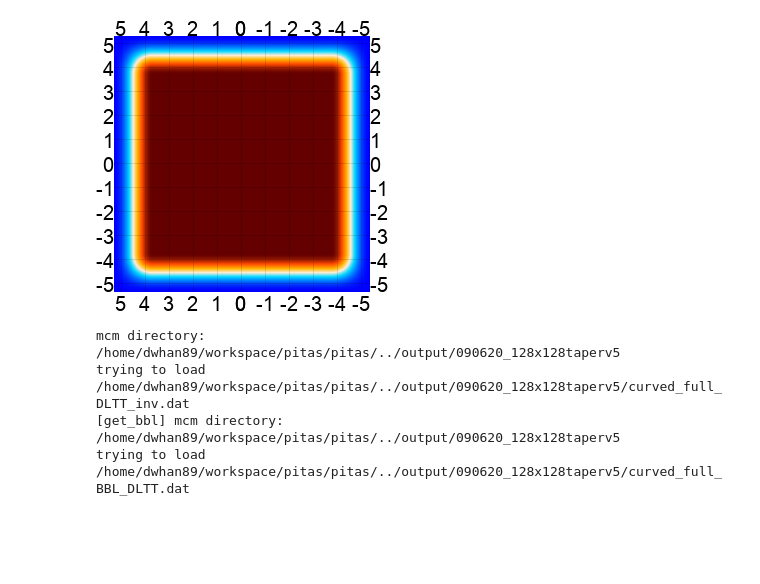
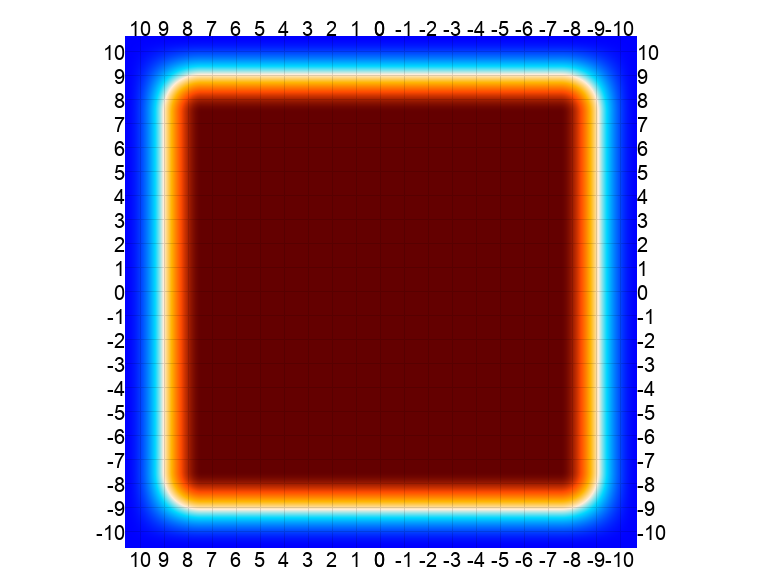
Before and after one commit to dwhan89/cosmikyu, a Jupyter notebook: notebooks/090120_sehgal_validation_spec.ipynb, the cells around one changed output. Cells and saved outputs as stored; diff of their text form; code cells hidden in the pictures; blank space fills up the shorter version.

```diff
--- a/notebooks/090120_sehgal_validation_spec.ipynb
+++ b/notebooks/090120_sehgal_validation_spec.ipynb
@@ -16,35 +21,22 @@ import random
 # %%
-nside = 10
+nside = 20
 nbatch = nside*nside ## it goes like nbatch**2
 
 shape = (128, 128)
 bshape = (128*nside,128*nside)
 _, bwcs = omaps.rect_geometry(width_arcmin=64.*nside, px_res_arcmin=0.5)
 cuda = False
 
 def get_template(shape, wcs):
     return enmap.zeros(shape, wcs)
 
 def get_mask(taper_percent=15.):
-    taper, _ = omaps.get_taper(bshape, taper_percent=taper_percent, pad_percent=0.)
+    taper, _ = omaps.get_taper(bshape, bwcs, taper_percent=taper_percent, pad_percent=0.)
     loc = taper == 0
     taper[loc] = np.min(taper[~loc])
-    temp = get_template(bshape, bwcs)
-    temp[...] = taper
-    return temp
+    return taper
 
 mask = get_mask()
 enplot.pshow(mask, downgrade=5)
 # %% [output]
-[figure, old version]
+[figure, new version]
-# %%
-#bin_edges = flipper_tools.read_bin_edges("/home/dwhan89/workspace/pitas/resource/BIN_ACTPOL_50_4_SC_low_ell_startAt2")
-#loc = np.where(bin_edges<8000)
-#bin_edges = bin_edges[loc]
-bin_edges = np.linspace(0,10000., 50)
-PITAS = power.PITAS("090620_128x128taperv5", mask, mask, bin_edges=bin_edges, lmax=10000)
-# %% [output]
-mcm directory: /home/dwhan89/workspace/pitas/pitas/../output/090620_128x128taperv5
-trying to load /home/dwhan89/workspace/pitas/pitas/../output/090620_128x128taperv5/curved_full_DLTT_inv.dat
-[get_bbl] mcm directory: /home/dwhan89/workspace/pitas/pitas/../output/090620_128x128taperv5
-trying to load /home/dwhan89/workspace/pitas/pitas/../output/090620_128x128taperv5/curved_full_BBL_DLTT.dat
```
Also changed, not shown: parts of 13 cells of this notebook, 40 other files.
